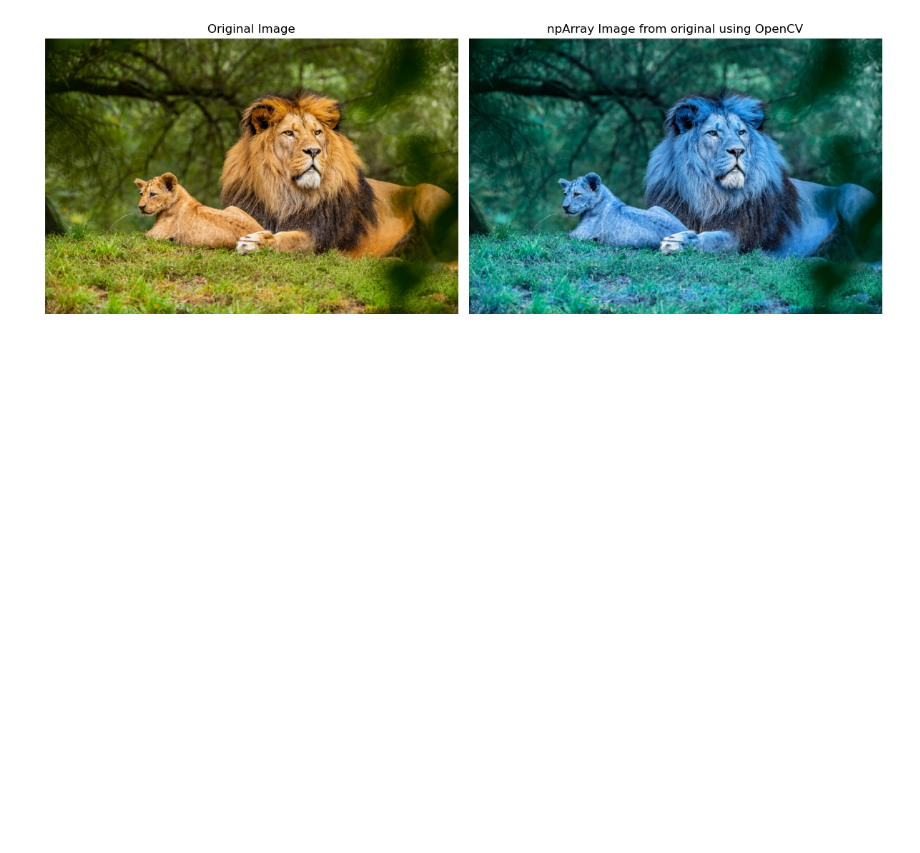
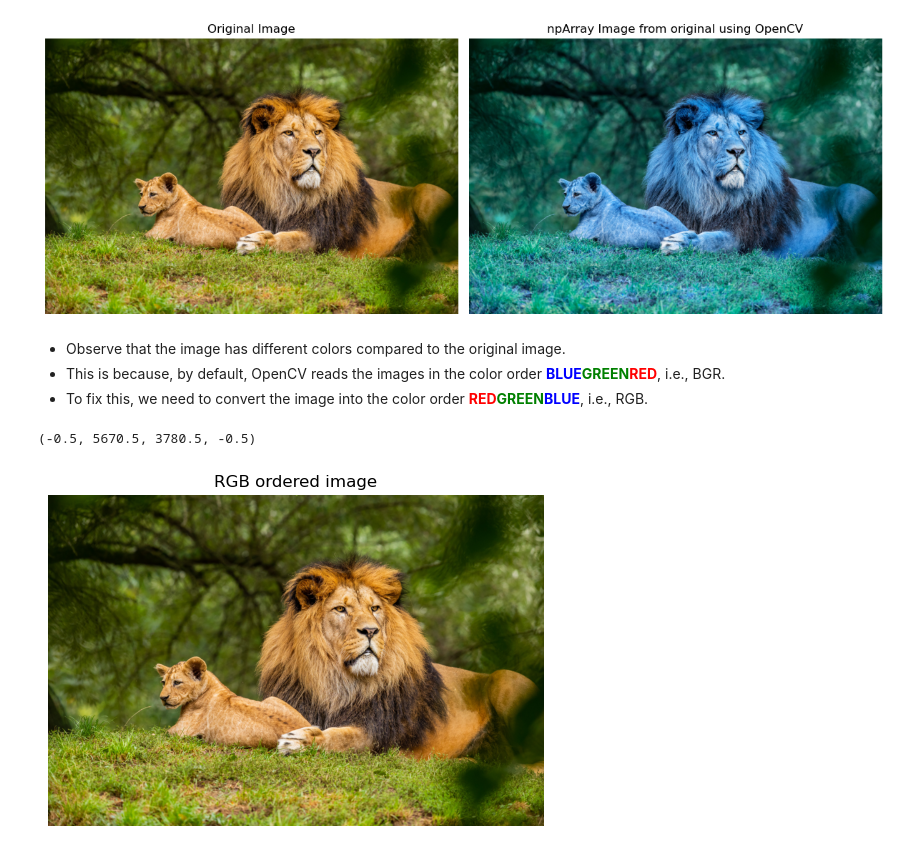
Before and after one commit to vivekkum-ar/Kmeans-Color-Identification-in-Images, a Jupyter notebook: Image_Color_Identifier_using_ML.ipynb, the cells around one changed output. Drawn from its saved outputs; the diff is of its cells as text; code cells hidden in the pictures; blank space fills up the shorter version.

Commit message:
RGB from default BGR

```diff
--- a/Image_Color_Identifier_using_ML.ipynb
+++ b/Image_Color_Identifier_using_ML.ipynb
@@ -71,3 +71,17 @@ plt.show()
 The type is: <class 'numpy.ndarray'>
 Shape: (3781, 5671, 3)
 [figure]
+# %% [markdown]
+<ul>
+  <li>Observe that the image has different colors compared to the original image.</li>
+  <li>This is because, by default, OpenCV reads the images in the color order <font color="blue"><b>BLUE</b></font><font color="GREEN"><b>GREEN</b></font><font color="RED"><b>RED</b></font>, i.e., BGR.</li>
+  <li>To fix this, we need to convert the image into the color order <font color="RED"><b>RED</b></font><font color="GREEN"><b>GREEN</b></font><font color="blue"><b>BLUE</b></font>, i.e., RGB.</li>
+</ul>
+# %%
+image = cv2.cvtColor(image, cv2.COLOR_BGR2RGB)
+plt.imshow(image)
+plt.title('RGB ordered image')
+plt.axis('off')
+# %% [output]
+(-0.5, 5670.5, 3780.5, -0.5)
+[figure, added]
```
